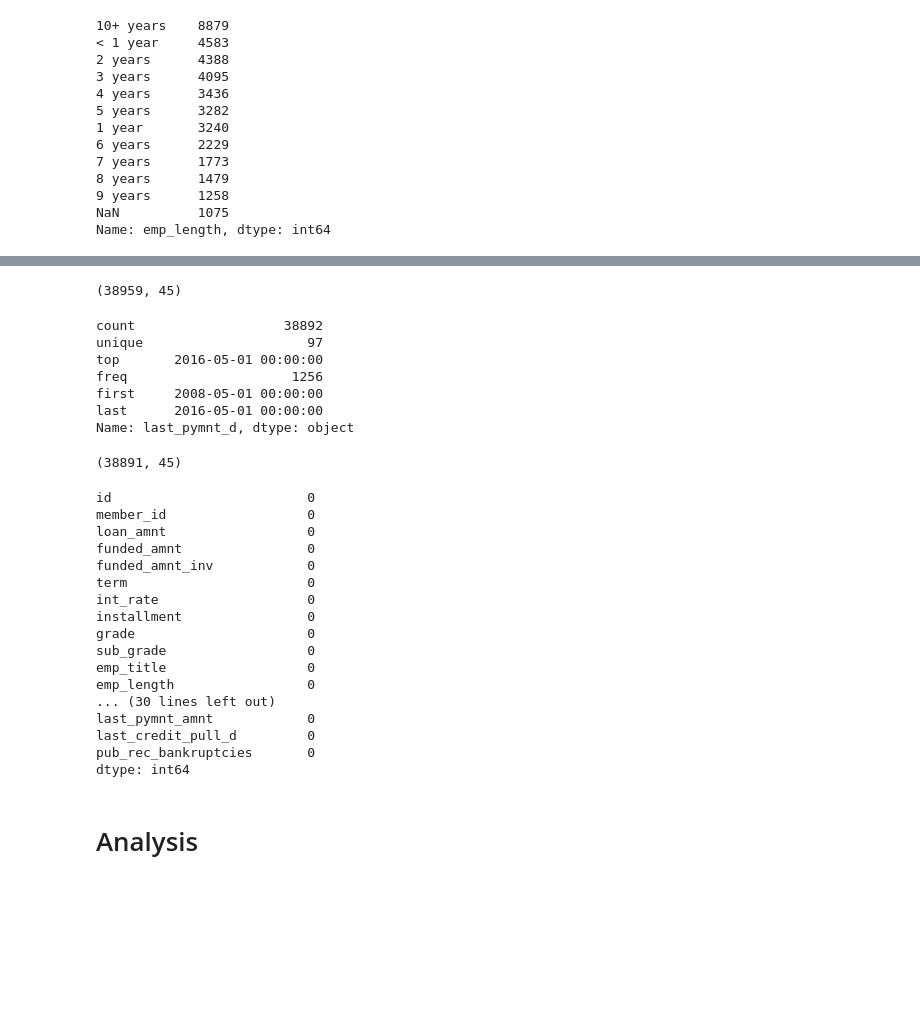
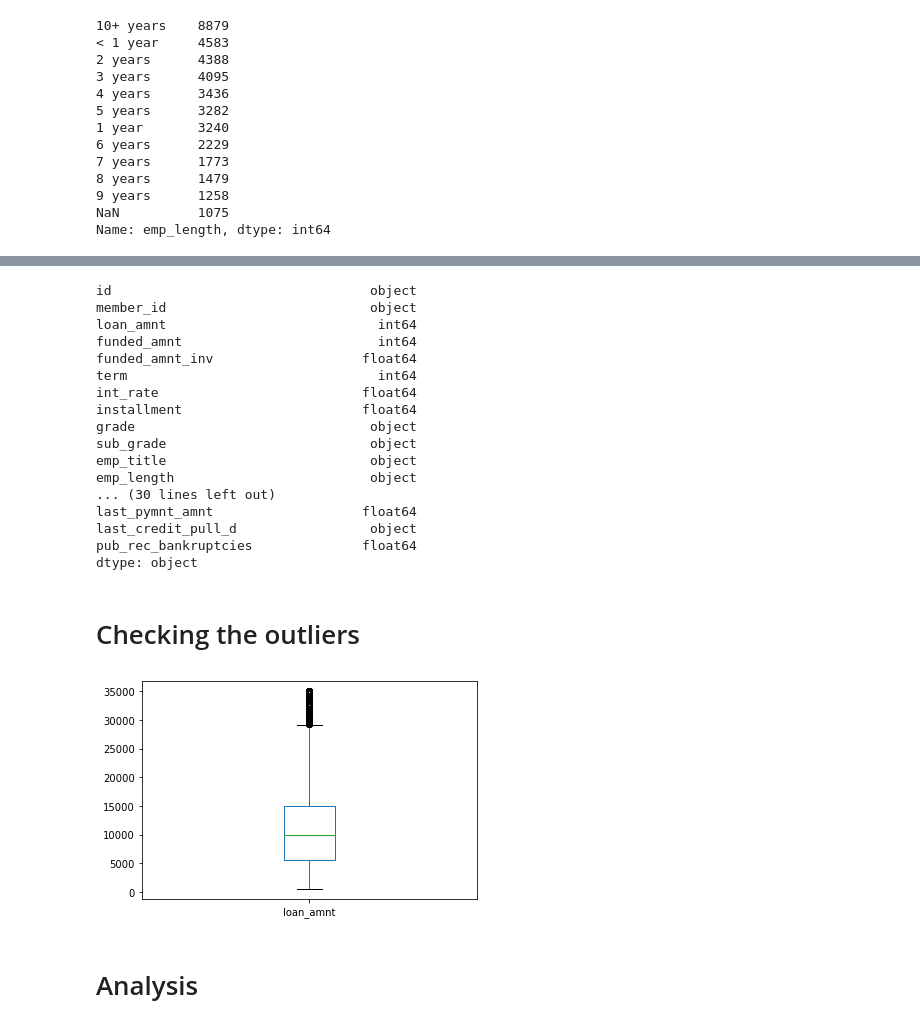
Before and after one commit to rashmiaab/LendingClubCaseStudy, a Jupyter notebook: Nagarjun Chittyala.ipynb, the cells around one changed output, grey strips where cells are left out. Drawn from its saved outputs; the diff is of its cells as text; code cells hidden in the pictures; blank space fills up the shorter version.

```diff
--- a/Nagarjun Chittyala.ipynb
+++ b/Nagarjun Chittyala.ipynb
@@ -481,43 +615,30 @@ df.revol_util.isnull().sum()
 # %%
-df.shape
+df.dtypes
 # %% [output]
-(38959, 45)
+id                                 object
+member_id                          object
+loan_amnt                           int64
+funded_amnt                         int64
+funded_amnt_inv                   float64
+term                                int64
+int_rate                          float64
+installment                       float64
+grade                              object
+sub_grade                          object
+emp_title                          object
+emp_length                         object
+... (30 lines left out)
+last_pymnt_amnt                   float64
+last_credit_pull_d                 object
+pub_rec_bankruptcies              float64
+dtype: object
-# %%
-df.last_pymnt_d.describe()
-# %% [output]
-count                   38892
-unique                     97
-top       2016-05-01 00:00:00
-freq                     1256
-first     2008-05-01 00:00:00
-last      2016-05-01 00:00:00
-Name: last_pymnt_d, dtype: object
-# %%
-df = df[~(df.last_pymnt_d.isnull() | df.last_credit_pull_d.isnull())]
-df.shape
-# %% [output]
-(38891, 45)
-# %%
-df = df[~df.emp_length.isnull()]
-df.isnull().sum()
-# %% [output]
-id                         0
-member_id                  0
-loan_amnt                  0
-funded_amnt                0
-funded_amnt_inv            0
-term                       0
-int_rate                   0
-installment                0
-grade                      0
-sub_grade                  0
-emp_title                  0
-emp_length                 0
-... (30 lines left out)
-last_pymnt_amnt            0
-last_credit_pull_d         0
-pub_rec_bankruptcies       0
-dtype: int64
+# %% [markdown]
+# Checking the outliers
+# %%
+df.loan_amnt.plot.box()
+plt.show()
+# %% [output]
+[figure, added]
 # %% [markdown]
 # Analysis
 # %% [markdown]
```
Also changed, not shown: parts of 38 cells of this notebook.
